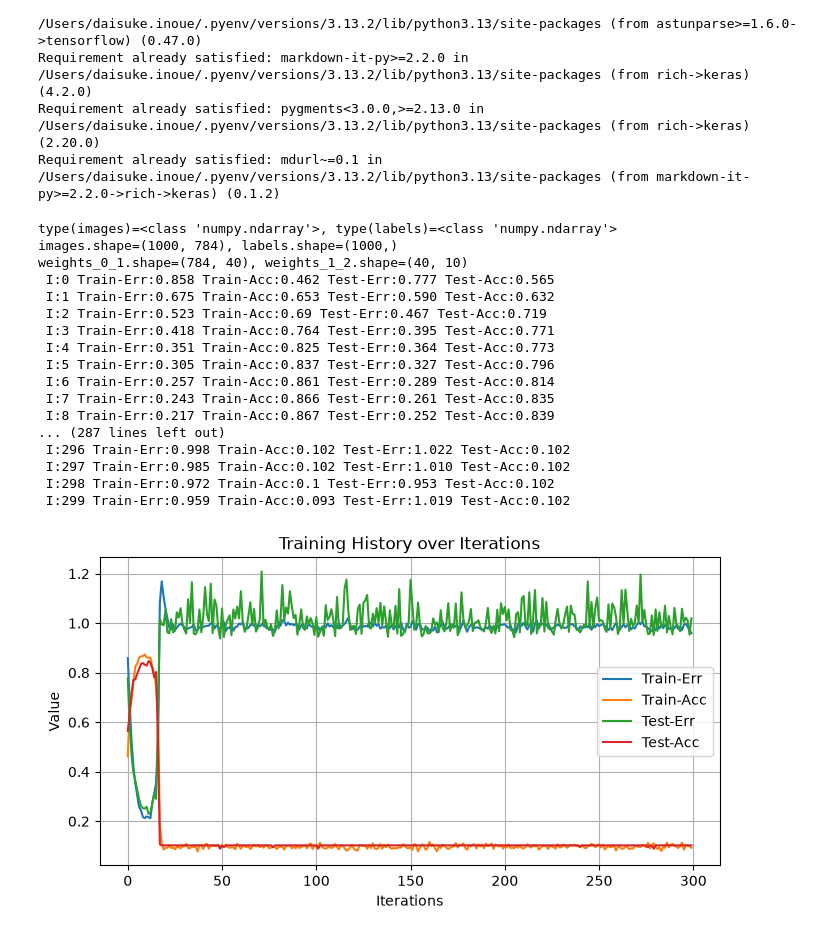
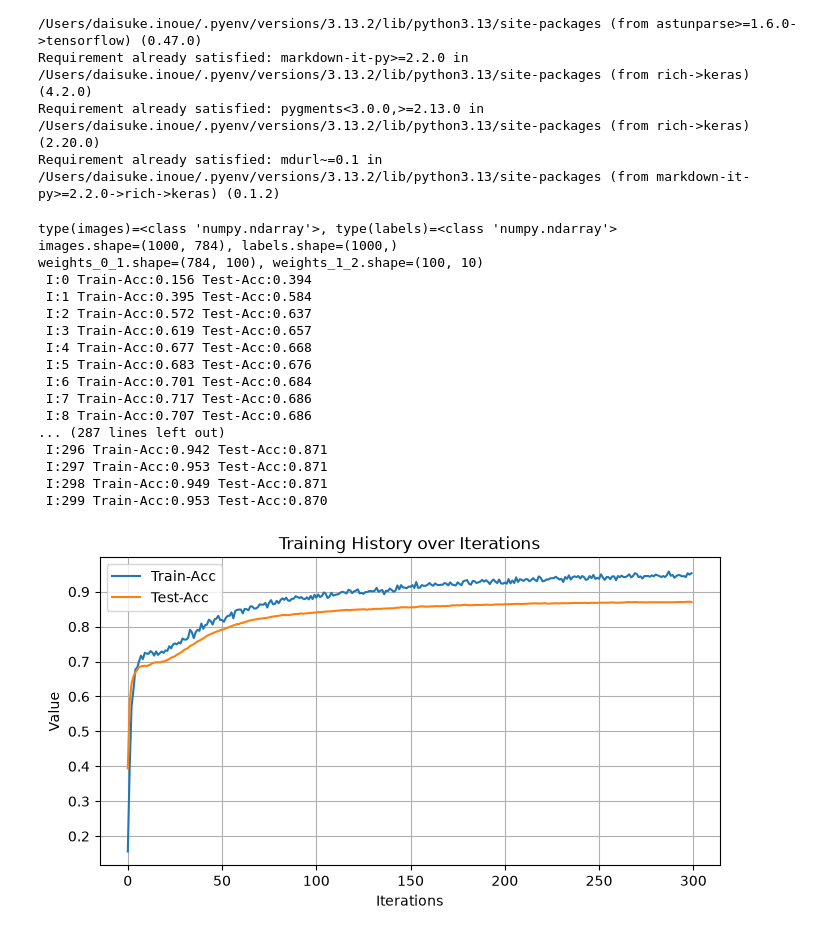
Before and after one commit to taisyo7333/grokking-deep-learning, a Jupyter notebook: 9/9-9-minist-tanh.ipynb, the cells around one changed output. Cells and saved outputs as stored; diff of their text form; code cells hidden in the pictures.

```diff
--- a/9/9-9-minist-tanh.ipynb
+++ b/9/9-9-minist-tanh.ipynb
@@ -66,7 +66,7 @@ def softmax(x):
 
 np.random.seed(1)
 
-alpha, iterations, hidden_size = (0.005, 300, 40)
+alpha, iterations, hidden_size = (2, 300, 100)
 # 28x28 = 784
 pixels_per_image, num_labels = (784, 10)
 
@@ -88,7 +88,7 @@ test_error = []
 test_accuracy = []
 
 for j in range(iterations):
-    train_err, train_acc = (0.0, 0)
+    correct_cnt = 0
 
     length = (int)(len(images) / batch_size)
     for i in range(length):
@@ -113,76 +113,65 @@ for j in range(iterations):
         layer_2 = softmax(np.dot(layer_1, weights_1_2))
 
         goal_prediction = labels[batch_start:batch_end]
-        train_err += np.sum((layer_2 - goal_prediction) ** 2)
+        #train_err += np.sum((layer_2 - goal_prediction) ** 2)
 
         for k in range(batch_size):
-            goal_prediction = labels[batch_start + k:batch_start + k + 1]
-            train_acc += int(np.argmax(layer_2[k:k+1]) == np.argmax(goal_prediction))
+            goal_prediction = labels[batch_start+k:batch_start+k+1]
+            correct_cnt += int(np.argmax(layer_2[k:k+1]) == np.argmax(goal_prediction))
 
-        layer_2_delta = layer_2 - labels[batch_start:batch_end]
+
+        layer_2_delta = (layer_2 - labels[batch_start:batch_end]) / (batch_size * layer_2.shape[0])
         layer_1_delta = layer_2_delta.dot(weights_1_2.T) * tanh2derive(layer_1)
         layer_1_delta *= dropout_mask
 
         weights_1_2 = weights_1_2 - alpha * layer_1.T.dot(layer_2_delta)
         weights_0_1 = weights_0_1 - alpha * layer_0.T.dot(layer_1_delta)
 
-    # str()[0:5] is used to limit the number of characters displayed for the training error, making the output more concise and easier to read. It effectively truncates the string representation of the training error to the first 5 characters, which typically includes the most significant digits.
-    # print("Train-Err=" + str(train_err / float(len(images)))[0:5])
-    #train_error.append(train_err / float(len(images)))
-    #train_accuracy.append(train_acc / float(len(images)))
-
-
-#    if( j % 10 == 0 or j == iterations - 1):
-    test_err, test_acc = (0.0, 0)
+    test_correct_cnt = 0
 
     for i in range(len(test_images)):
         layer_0 = test_images[i:i+1]
         layer_1 = tanh(np.dot(layer_0, weights_0_1))
-        layer_2 = softmax(np.dot(layer_1, weights_1_2))
+        layer_2 = np.dot(layer_1, weights_1_2)
 
-        test_err += np.sum((layer_2 - test_labels[i:i+1]) ** 2)
-        test_acc += int(np.argmax(layer_2) == np.argmax(test_labels[i:i+1]))
+        test_correct_cnt += int(np.argmax(layer_2) == np.argmax(test_labels[i:i+1]))
 
     sys.stdout.write(
         " I:" + str(j) + \
-        " Train-Acc:" + str(train_acc / float(len(images)))[0:5] + \
-        " Test-Acc:" + str(test_acc / float(len(test_images)))[0:5]
+        " Train-Acc:" + str(correct_cnt / float(len(images)))[0:5] + \
+        " Test-Acc:" + str(test_correct_cnt / float(len(test_images)))[0:5]
     )
     sys.stdout.write("\n")
 
     # matplotlib
-    train_error.append(train_err / float(len(images)))
-    train_accuracy.append(train_acc / float(len(images)))
-    test_error.append(test_err / float(len(test_images)))
-    test_accuracy.append(test_acc / float(len(test_images)))
+    train_accuracy.append(correct_cnt / float(len(images)))
+    test_accuracy.append(test_correct_cnt / float(len(test_images)))
 
 plt.figure(figsize=(8, 4))
-plt.plot(train_error, label="Train-Err")
 plt.plot(train_accuracy, label="Train-Acc")
-plt.plot(test_error, label="Test-Err")
 plt.plot(test_accuracy, label="Test-Acc")
 plt.xlabel("Iterations")
 plt.ylabel("Value")
 plt.title("Training History over Iterations")
 plt.legend()
 plt.grid(True)
 plt.show()
 # %% [output]
 type(images)=<class 'numpy.ndarray'>, type(labels)=<class 'numpy.ndarray'>
 images.shape=(1000, 784), labels.shape=(1000,)
-weights_0_1.shape=(784, 40), weights_1_2.shape=(40, 10)
- I:0 Train-Err:0.858 Train-Acc:0.462 Test-Err:0.777 Test-Acc:0.565
- I:1 Train-Err:0.675 Train-Acc:0.653 Test-Err:0.590 Test-Acc:0.632
- I:2 Train-Err:0.523 Train-Acc:0.69 Test-Err:0.467 Test-Acc:0.719
- I:3 Train-Err:0.418 Train-Acc:0.764 Test-Err:0.395 Test-Acc:0.771
- I:4 Train-Err:0.351 Train-Acc:0.825 Test-Err:0.364 Test-Acc:0.773
- I:5 Train-Err:0.305 Train-Acc:0.837 Test-Err:0.327 Test-Acc:0.796
- I:6 Train-Err:0.257 Train-Acc:0.861 Test-Err:0.289 Test-Acc:0.814
- I:7 Train-Err:0.243 Train-Acc:0.866 Test-Err:0.261 Test-Acc:0.835
- I:8 Train-Err:0.217 Train-Acc:0.867 Test-Err:0.252 Test-Acc:0.839
+weights_0_1.shape=(784, 100), weights_1_2.shape=(100, 10)
+ I:0 Train-Acc:0.156 Test-Acc:0.394
+ I:1 Train-Acc:0.395 Test-Acc:0.584
+ I:2 Train-Acc:0.572 Test-Acc:0.637
+ I:3 Train-Acc:0.619 Test-Acc:0.657
+ I:4 Train-Acc:0.677 Test-Acc:0.668
+ I:5 Train-Acc:0.683 Test-Acc:0.676
+ I:6 Train-Acc:0.701 Test-Acc:0.684
+ I:7 Train-Acc:0.717 Test-Acc:0.686
+ I:8 Train-Acc:0.707 Test-Acc:0.686
 ... (287 lines left out)
- I:296 Train-Err:0.998 Train-Acc:0.102 Test-Err:1.022 Test-Acc:0.102
- I:297 Train-Err:0.985 Train-Acc:0.102 Test-Err:1.010 Test-Acc:0.102
- I:298 Train-Err:0.972 Train-Acc:0.1 Test-Err:0.953 Test-Acc:0.102
- I:299 Train-Err:0.959 Train-Acc:0.093 Test-Err:1.019 Test-Acc:0.102
+ I:296 Train-Acc:0.942 Test-Acc:0.871
+ I:297 Train-Acc:0.953 Test-Acc:0.871
+ I:298 Train-Acc:0.949 Test-Acc:0.871
+ I:299 Train-Acc:0.953 Test-Acc:0.870
-[figure, old version]
+[figure, new version]
```
